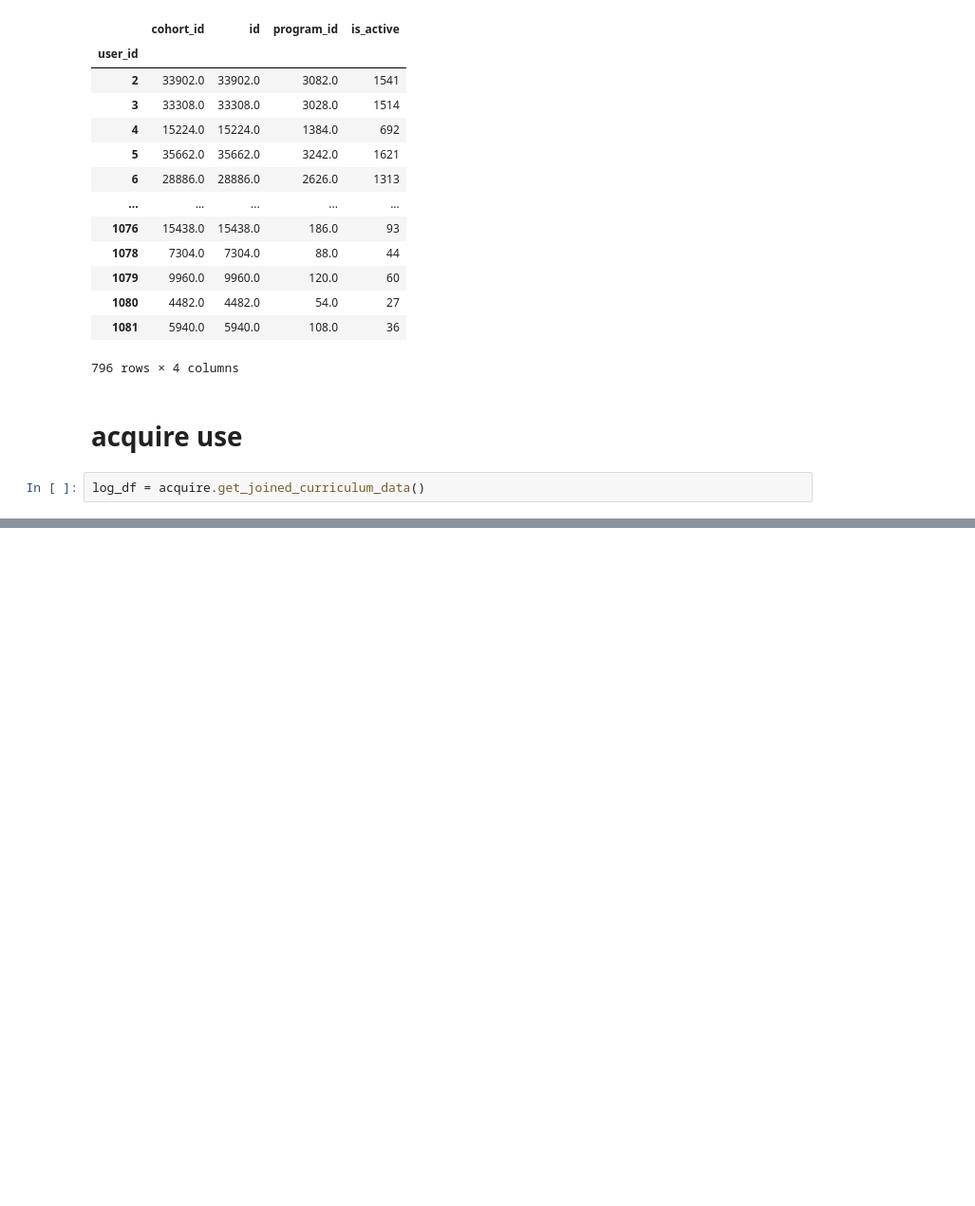
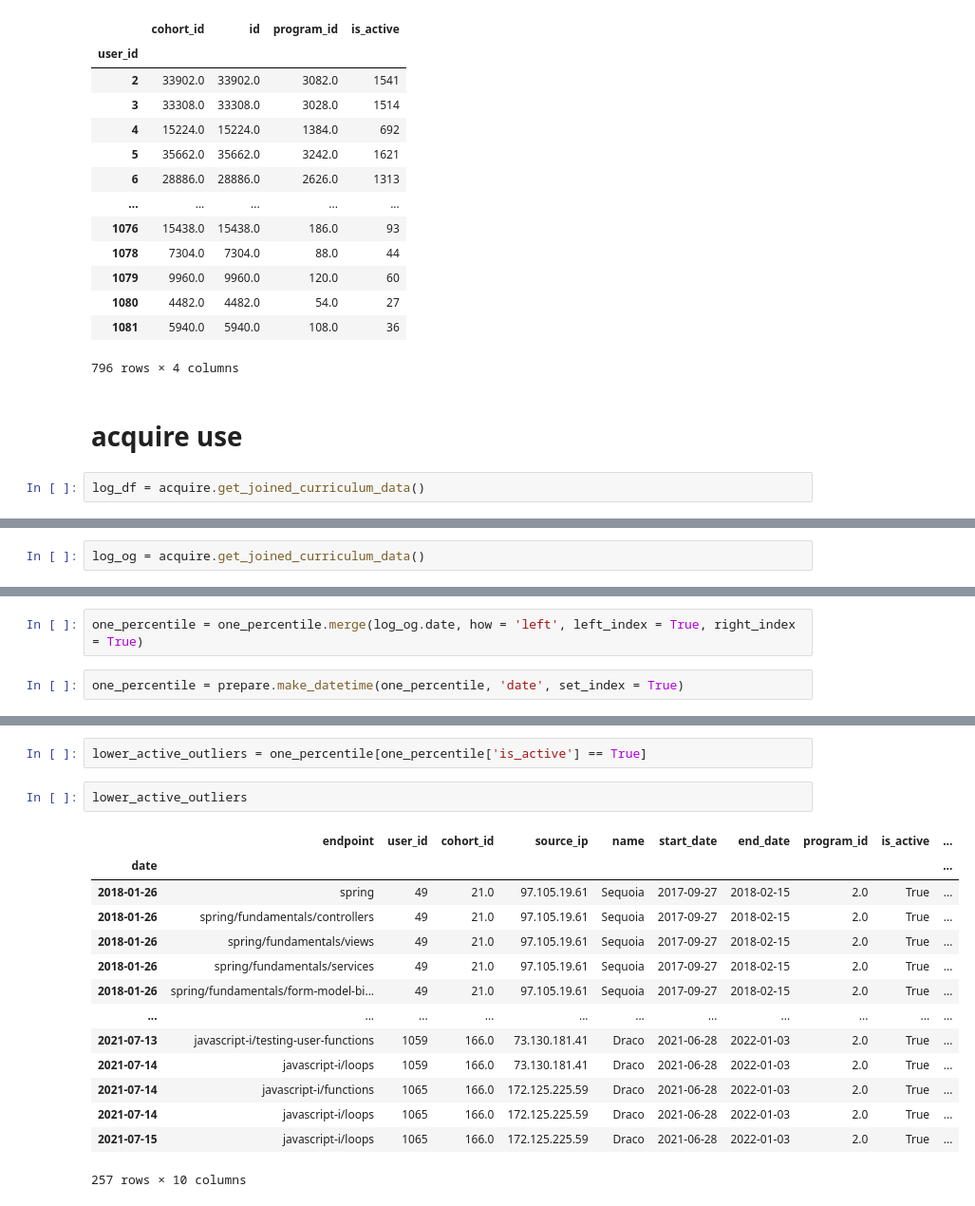
Before and after one commit to Florence-Team-8/anomaly-detection-project, a Jupyter notebook: parkers_workbook.ipynb, the cells around one changed output, grey strips where cells are left out. Shown: that part at 95% size. Cells and saved outputs as stored; diff of their text form; blank space fills up the shorter version.

```diff
--- a/parkers_workbook.ipynb
+++ b/parkers_workbook.ipynb
@@ -519,0 +703,2 @@ log_df = acquire.get_joined_curriculum_data()
+# %%
+log_og = acquire.get_joined_curriculum_data()
@@ -519,0 +714,4 @@ log_df = acquire.get_joined_curriculum_data()
+# %%
+one_percentile = one_percentile.merge(log_og.date, how = 'left', left_index = True, right_index = True)
+# %%
+one_percentile = prepare.make_datetime(one_percentile, 'date', set_index = True)
@@ -519,0 +728,19 @@ log_df = acquire.get_joined_curriculum_data()
+# %%
+lower_active_outliers = one_percentile[one_percentile['is_active'] == True]
+# %%
+lower_active_outliers
+# %% [output]
+|  | endpoint | user_id | cohort_id | source_ip | name | start_date | end_date | program_id | is_active | ... |
+| date |  |  |  |  |  |  |  |  |  | ... |
+| 2018-01-26 | spring | 49 | 21.0 | 97.105.19.61 | Sequoia | 2017-09-27 | 2018-02-15 | 2.0 | True | ... |
+| 2018-01-26 | spring/fundamentals/controllers | 49 | 21.0 | 97.105.19.61 | Sequoia | 2017-09-27 | 2018-02-15 | 2.0 | True | ... |
+| 2018-01-26 | spring/fundamentals/views | 49 | 21.0 | 97.105.19.61 | Sequoia | 2017-09-27 | 2018-02-15 | 2.0 | True | ... |
+| 2018-01-26 | spring/fundamentals/services | 49 | 21.0 | 97.105.19.61 | Sequoia | 2017-09-27 | 2018-02-15 | 2.0 | True | ... |
+| 2018-01-26 | spring/fundamentals/form-model-bi... | 49 | 21.0 | 97.105.19.61 | Sequoia | 2017-09-27 | 2018-02-15 | 2.0 | True | ... |
+| ... | ... | ... | ... | ... | ... | ... | ... | ... | ... | ... |
+| 2021-07-13 | javascript-i/testing-user-functions | 1059 | 166.0 | 73.130.181.41 | Draco | 2021-06-28 | 2022-01-03 | 2.0 | True | ... |
+| 2021-07-14 | javascript-i/loops | 1059 | 166.0 | 73.130.181.41 | Draco | 2021-06-28 | 2022-01-03 | 2.0 | True | ... |
+| 2021-07-14 | javascript-i/functions | 1065 | 166.0 | 172.125.225.59 | Draco | 2021-06-28 | 2022-01-03 | 2.0 | True | ... |
+| 2021-07-14 | javascript-i/loops | 1065 | 166.0 | 172.125.225.59 | Draco | 2021-06-28 | 2022-01-03 | 2.0 | True | ... |
+| 2021-07-15 | javascript-i/loops | 1065 | 166.0 | 172.125.225.59 | Draco | 2021-06-28 | 2022-01-03 | 2.0 | True | ... |
+257 rows × 10 columns
```
Also changed, not shown: parts of 53 cells of this notebook, 1 other file.
